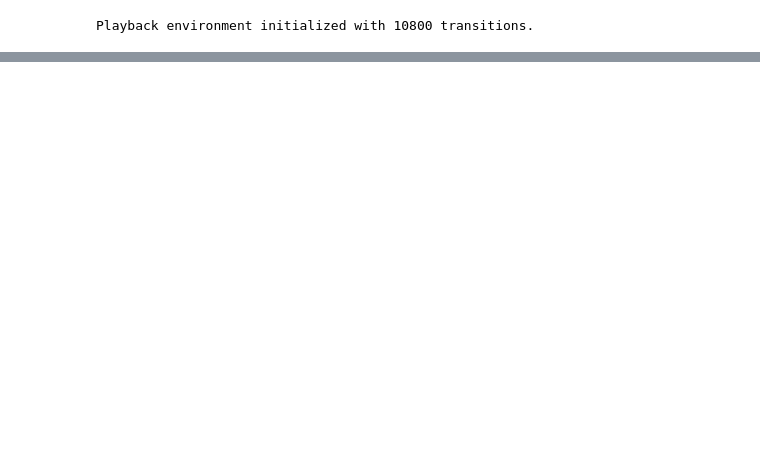
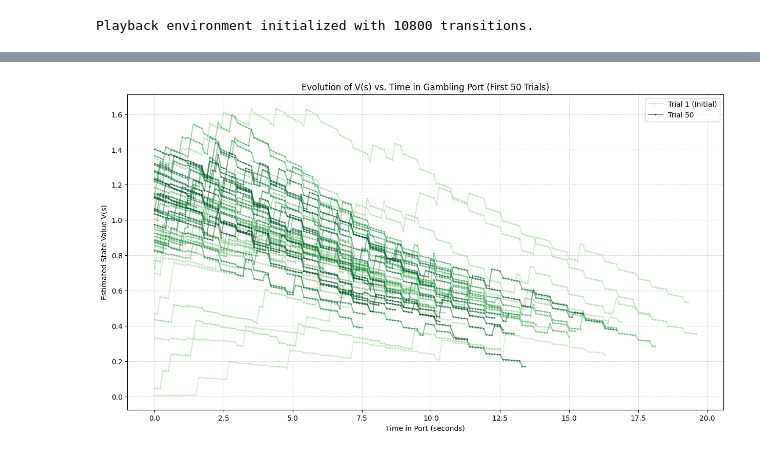
Before and after one commit to Szzzesan/reinforcement-learning-models, a Jupyter notebook: experiment.ipynb, the cells around one changed output, grey strips where cells are left out. Cells and saved outputs as stored; diff of their text form; code cells hidden in the pictures; blank space fills up the shorter version.

Commit message:
plotted state value evolution in the gambling state for an example session

```diff
--- a/experiment.ipynb
+++ b/experiment.ipynb
@@ -416,7 +419,7 @@ env_params_for_conversion = { # Params needed by the data loader
     "context_rewards_max": 4,
     "block_duration_min": 3
 }
-pi_events_df = load_behavior_data("SZ036", session_id=5) # Example
+pi_events_df = load_behavior_data("SZ036", session_id=7) # Example
 if pi_events_df is None:
     raise FileNotFoundError("Could not load behavior data.")
 
@@ -485 +523,44 @@ Running playback simulation using MousePlaybackEnvironment...
+# %%
+# Plot V(s) Evolution
+plt.figure(figsize=(15, 8))
+
+num_trials = len(all_trial_values)
+if num_trials > 0:
+    # Generate colors from light green (0.3) to dark green (1.0)
+    colors = cm.Greens(np.linspace(0.3, 1, num_trials))
+
+    for i, trial_data in enumerate(all_trial_values):
+        # trial_data is a list of (time_in_port, value) tuples
+        if not trial_data: # Skip empty trials
+            continue
+
+        times, values = zip(*trial_data)
+
+        # Set label only for first and last trial for a cleaner legend
+        label = None
+        if i == 0:
+            label = f'Trial 1 (Initial)'
+        elif i == num_trials - 1:
+            label = f'Trial {num_trials}'
+
+        plt.plot(times, values, '.-', color=colors[i], alpha=0.5, markersize=3, label=label)
+
+    plt.title(f'Evolution of V(s) vs. Time in Gambling Port (First {num_trials} Trials)')
+    plt.xlabel('Time in Port (seconds)')
+    plt.ylabel('Estimated State Value V(s)')
+
+    # Check if any data was actually plotted before adding legend
+    handles, labels = plt.gca().get_legend_handles_labels()
+    if handles:
+        plt.legend(handles, labels)
+    else:
+        print("No data was plotted (all captured trials might be empty).")
+
+    plt.grid(True, linestyle='--', alpha=0.5)
+    plt.show()
+
+else:
+    print("No gambling trials were captured, cannot generate plot.")
+# %% [output]
+[figure, added]
 # %%
```
Also changed, not shown: parts of 34 cells of this notebook.
